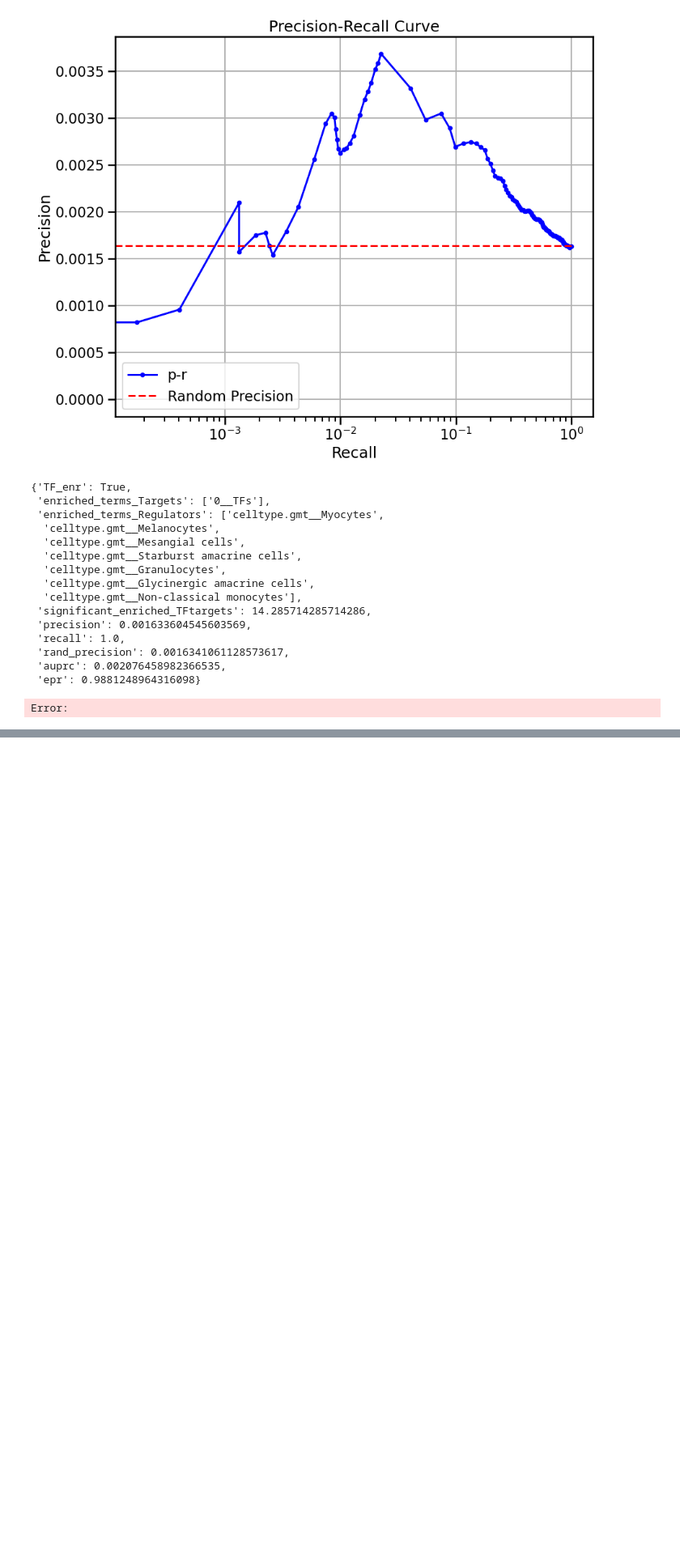
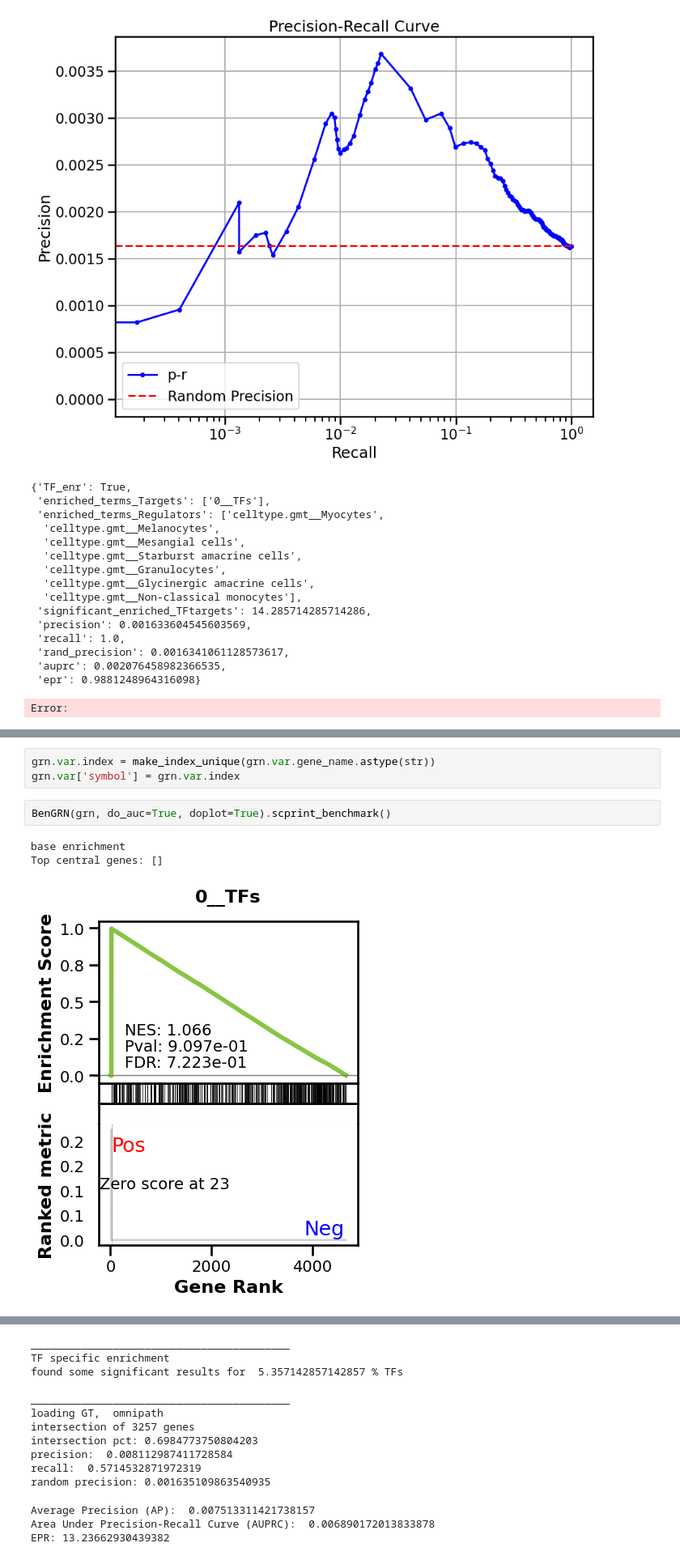
Before and after one commit to jkobject/scGPT, a Jupyter notebook: mytests/bench_gwps.ipynb, the cells around one changed output, grey strips where cells are left out. Shown at 81% size. Drawn from its saved outputs; the diff is of its cells as text; blank space fills up the shorter version.

```diff
--- a/mytests/bench_gwps.ipynb
+++ b/mytests/bench_gwps.ipynb
@@ -150,0 +173,9 @@ Error:
+# %%
+grn.var.index = make_index_unique(grn.var.gene_name.astype(str))
+grn.var['symbol'] = grn.var.index
+# %%
+BenGRN(grn, do_auc=True, doplot=True).scprint_benchmark()
+# %% [output]
+base enrichment
+Top central genes: []
+[figure, added]
@@ -150,0 +183,14 @@ Error:
+_________________________________________
+TF specific enrichment
+found some significant results for  5.357142857142857 % TFs
+
+_________________________________________
+loading GT,  omnipath
+intersection of 3257 genes
+intersection pct: 0.6984773750804203
+precision:  0.008112987411728584
+recall:  0.5714532871972319
+random precision: 0.001635109863540935
+Average Precision (AP):  0.007513311421738157
+Area Under Precision-Recall Curve (AUPRC):  0.006890172013833878
+EPR: 13.23662930439382
```
Also changed, not shown: parts of 9 cells of this notebook, 6 other files.
